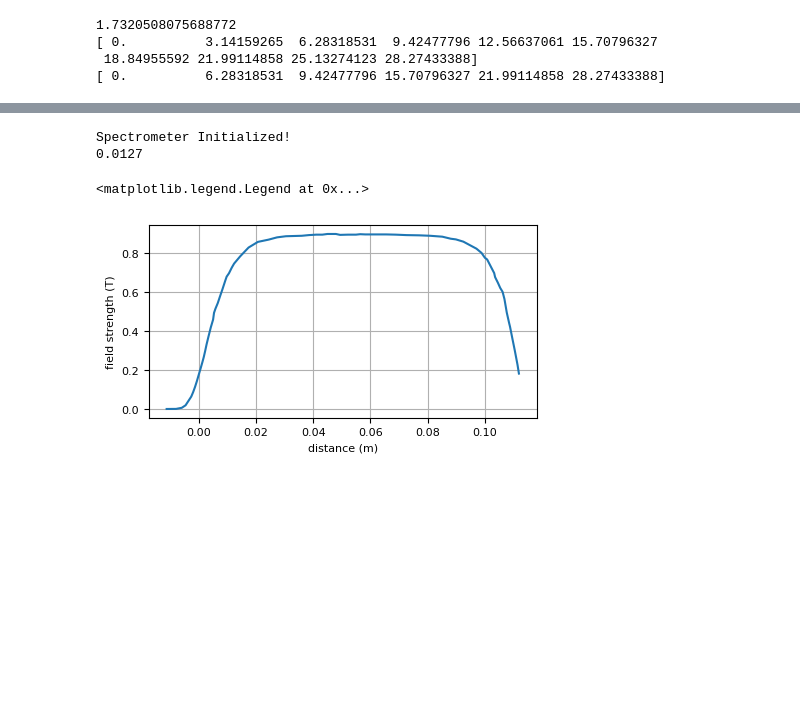
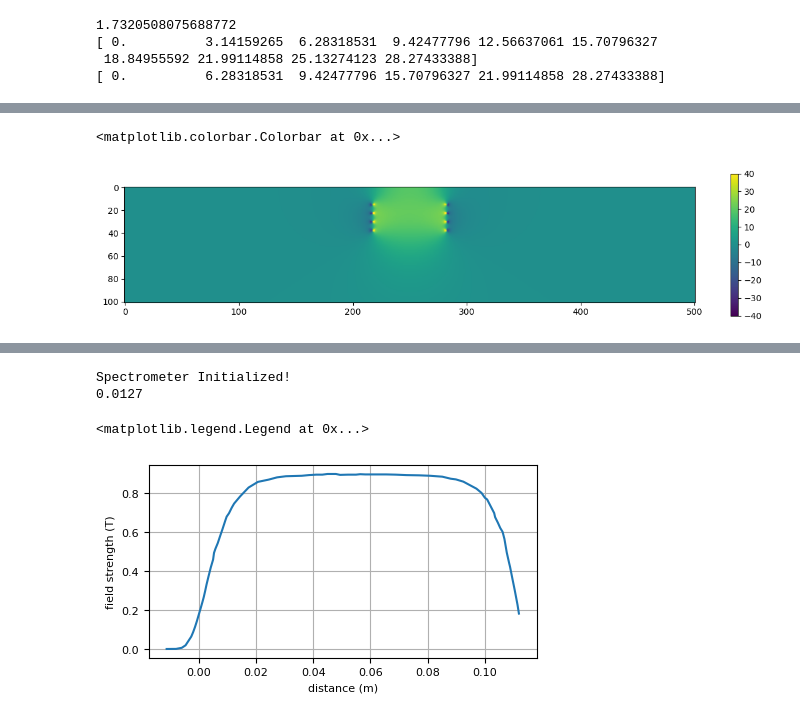
Before and after one commit to Schaeffer-Lab/Dec-2024-Shock-Data, a Jupyter notebook: Class_MagSpec.ipynb, the cells around one changed output, grey strips where cells are left out. Cells and saved outputs as stored; diff of their text form; code cells hidden in the pictures; blank space fills up the shorter version.

```diff
--- a/Class_MagSpec.ipynb
+++ b/Class_MagSpec.ipynb
@@ -1473 +1617,14 @@ index i = 100
+# %%
+import matplotlib.pyplot as plt
+
+Bx = np.load('B_X_saved.npy')
+
+slice = 250
+
+fig, ax = plt.subplots(figsize=(15, 3))
+im = ax.imshow(Bx[:,:,slice], vmin=-40, vmax=40)
+fig.colorbar(im, ax=ax)
+# %% [output]
+<matplotlib.colorbar.Colorbar at 0x...>
+[figure, added]
 # %%
```
Also changed, not shown: parts of 7 cells of this notebook, 7 other files.
